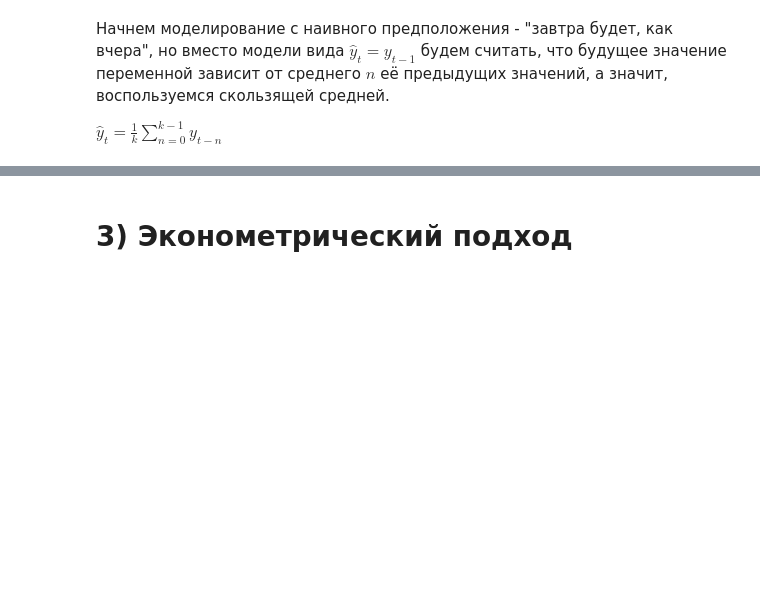
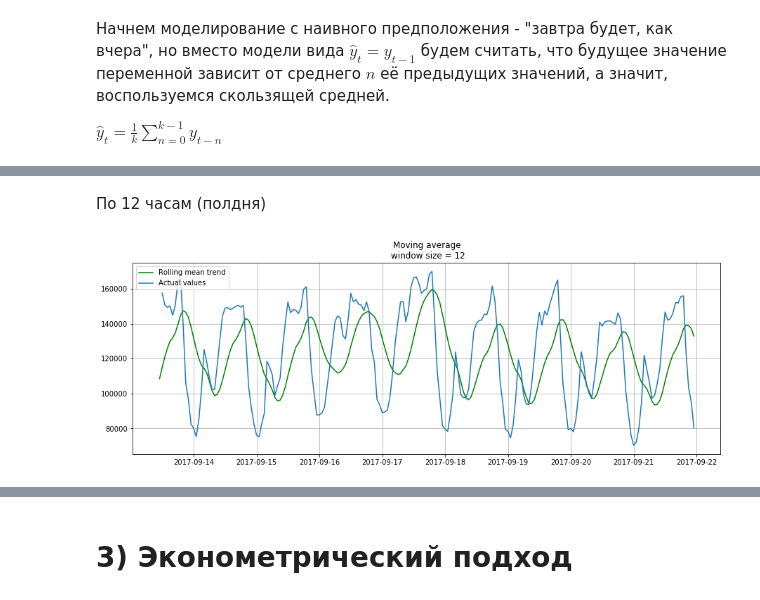
Before and after one commit to DmitrySerg/SkillFactory_ML, a Jupyter notebook: TimeSeries_in_Python.ipynb, the cells around one changed output, grey strips where cells are left out. Saved outputs shown, nothing was run; the diff lists cells and outputs as text; code cells hidden in the pictures; blank space fills up the shorter version.

```diff
--- a/TimeSeries_in_Python.ipynb
+++ b/TimeSeries_in_Python.ipynb
@@ -142,0 +202,6 @@ moving_average(ads, n=7)
+# %% [markdown]
+По 12 часам (полдня)
+# %%
+plotMovingAverage(ads, 12)
+# %% [output]
+[figure, added]
```
Also changed, not shown: parts of 84 cells of this notebook.
